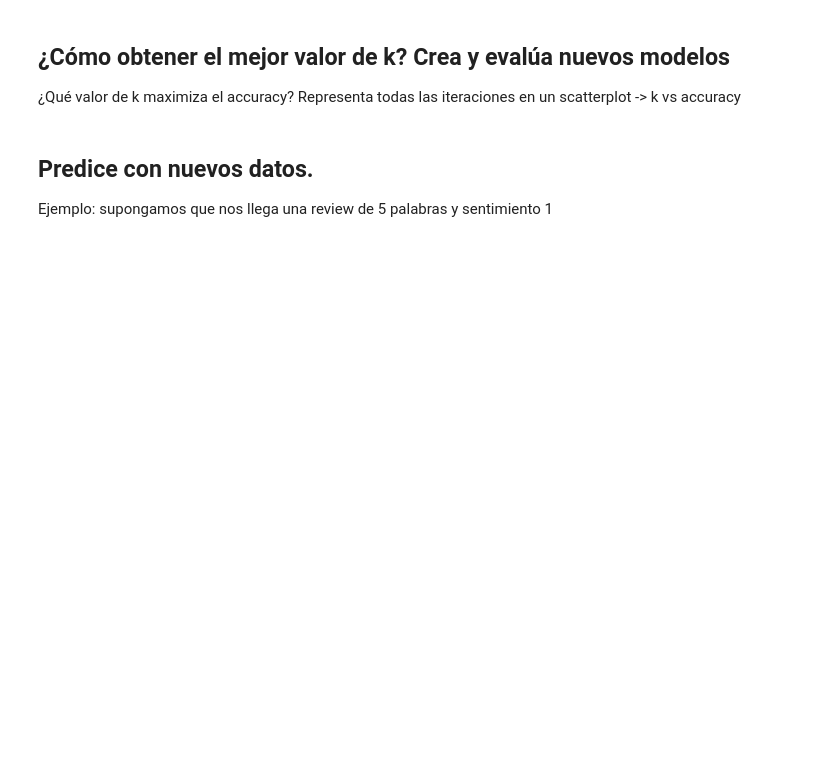
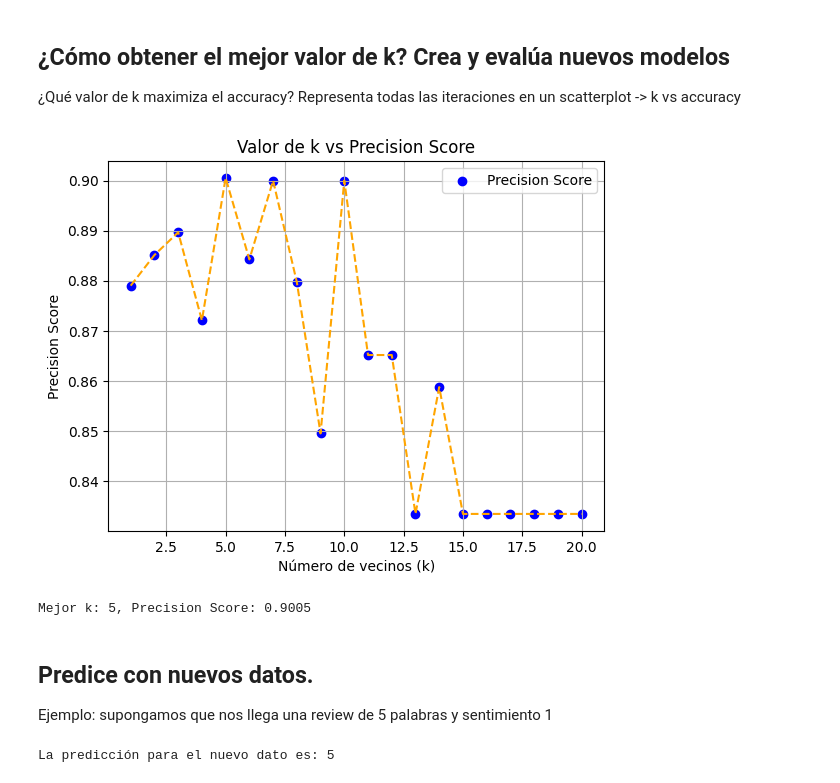
Before and after one commit to MikelTelo/dsft2409_mikeltelo, a Jupyter notebook: 2409_dsft_thebridge_core/3-Machine_Learning/1-Supervisado/3-RegorClass/7-KNN/ejercicios/Ejercicio_k-NearestNeighbor_MTA.ipynb, the cells around one changed output. Cells and saved outputs as stored; diff of their text form; code cells hidden in the pictures; blank space fills up the shorter version.

```diff
--- a/2409_dsft_thebridge_core/3-Machine_Learning/1-Supervisado/3-RegorClass/7-KNN/ejercicios/Ejercicio_k-NearestNeighbor_MTA.ipynb
+++ b/2409_dsft_thebridge_core/3-Machine_Learning/1-Supervisado/3-RegorClass/7-KNN/ejercicios/Ejercicio_k-NearestNeighbor_MTA.ipynb
@@ -130,0 +128,5 @@ X_test_scaled = scaler.transform(X_test)       # Transformar el conjunto de prue
+# %%
+# Escalado de características
+scaler = StandardScaler()
+X_train_scaled = scaler.fit_transform(X_train)
+X_test_scaled = scaler.transform(X_test)
@@ -211,6 +278,48 @@ weighted avg       0.86      0.83      0.82        52
 # %% [markdown]
 ## ¿Cómo obtener el mejor valor de k? Crea y evalúa nuevos modelos
 ¿Qué valor de k maximiza el accuracy? Representa todas las iteraciones en un scatterplot -> k vs accuracy
+# %%
+# Probar diferentes valores de k
+k_values = range(1, 21)
+precision_scores = []
+
+for k in k_values:
+    knn = KNeighborsClassifier(n_neighbors=k)
+    knn.fit(X_train_scaled, y_train)
+    y_test_pred = knn.predict(X_test_scaled)
+    precision_scores.append(precision_score(y_test, y_test_pred, average="weighted"))
+
+# Graficar k vs Precision Score
+plt.scatter(k_values, precision_scores, label="Precision Score", color="blue")
+plt.plot(k_values, precision_scores, linestyle="--", color="orange")
+plt.xlabel("Número de vecinos (k)")
+plt.ylabel("Precision Score")
+plt.title("Valor de k vs Precision Score")
+plt.grid()
+plt.legend()
+plt.show()
+
+# Mejor k y su precisión
+best_k = k_values[precision_scores.index(max(precision_scores))]
+print(f"Mejor k: {best_k}, Precision Score: {max(precision_scores):.4f}")
+# %% [output]
+[figure, added]
+Mejor k: 5, Precision Score: 0.9005
 # %% [markdown]
 ## Predice con nuevos datos.
 Ejemplo: supongamos que nos llega una review de 5 palabras y sentimiento 1
+# %%
+# Nuevo dato para predecir: 5 palabras y sentimiento 1
+new_data = [[5, 1]]
+
+# Escalar los nuevos datos
+new_data_scaled = scaler.transform(new_data)
+
+# Usar el mejor modelo (con k=1 en este caso) para predecir
+best_knn = KNeighborsClassifier(n_neighbors=1)
+best_knn.fit(X_train_scaled, y_train)  # Entrenar con los datos de entrenamiento
+predicted_rating = best_knn.predict(new_data_scaled)
+
+print(f"La predicción para el nuevo dato es: {predicted_rating[0]}")
+# %% [output]
+La predicción para el nuevo dato es: 5
```
Also changed, not shown: parts of 15 cells of this notebook.
